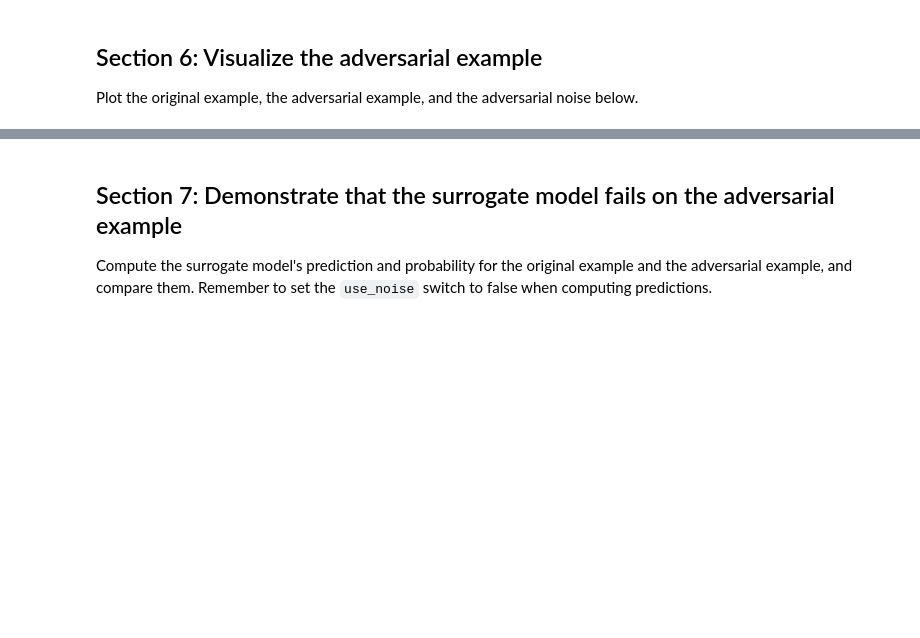
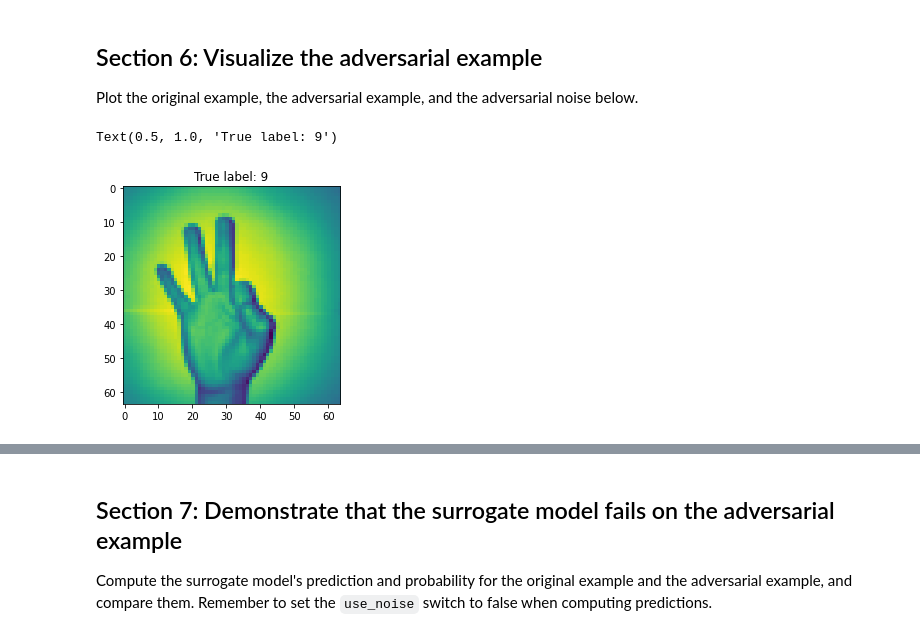
Before and after one commit to dtaylor211/cs12-tensorflow, a Jupyter notebook: labs/lab_5_adversarial_examples/lab_5.ipynb, the cells around one changed output, grey strips where cells are left out. Cells and saved outputs as stored; diff of their text form; code cells hidden in the pictures; blank space fills up the shorter version.

```diff
--- a/labs/lab_5_adversarial_examples/lab_5.ipynb
+++ b/labs/lab_5_adversarial_examples/lab_5.ipynb
@@ -504,8 +517,8 @@ ValueError: ignored
 ## Section 6: Visualize the adversarial example
 Plot the original example, the adversarial example, and the adversarial noise below.
 # %%
-plt.imshow(img[:, :, 0], cmap='gray')
+plt.imshow(img[:, :, 0])
 plt.title('True label: {}'.format(np.argmax(lbl)))
-
-#plt.imshow(adv_example[:,:,0], cmap='gray')
-plt.imshow(adv_noise[:,:,0], cmap='gray')
+# %% [output]
+Text(0.5, 1.0, 'True label: 9')
+[figure, added]
```
Also changed, not shown: parts of 14 cells of this notebook.
